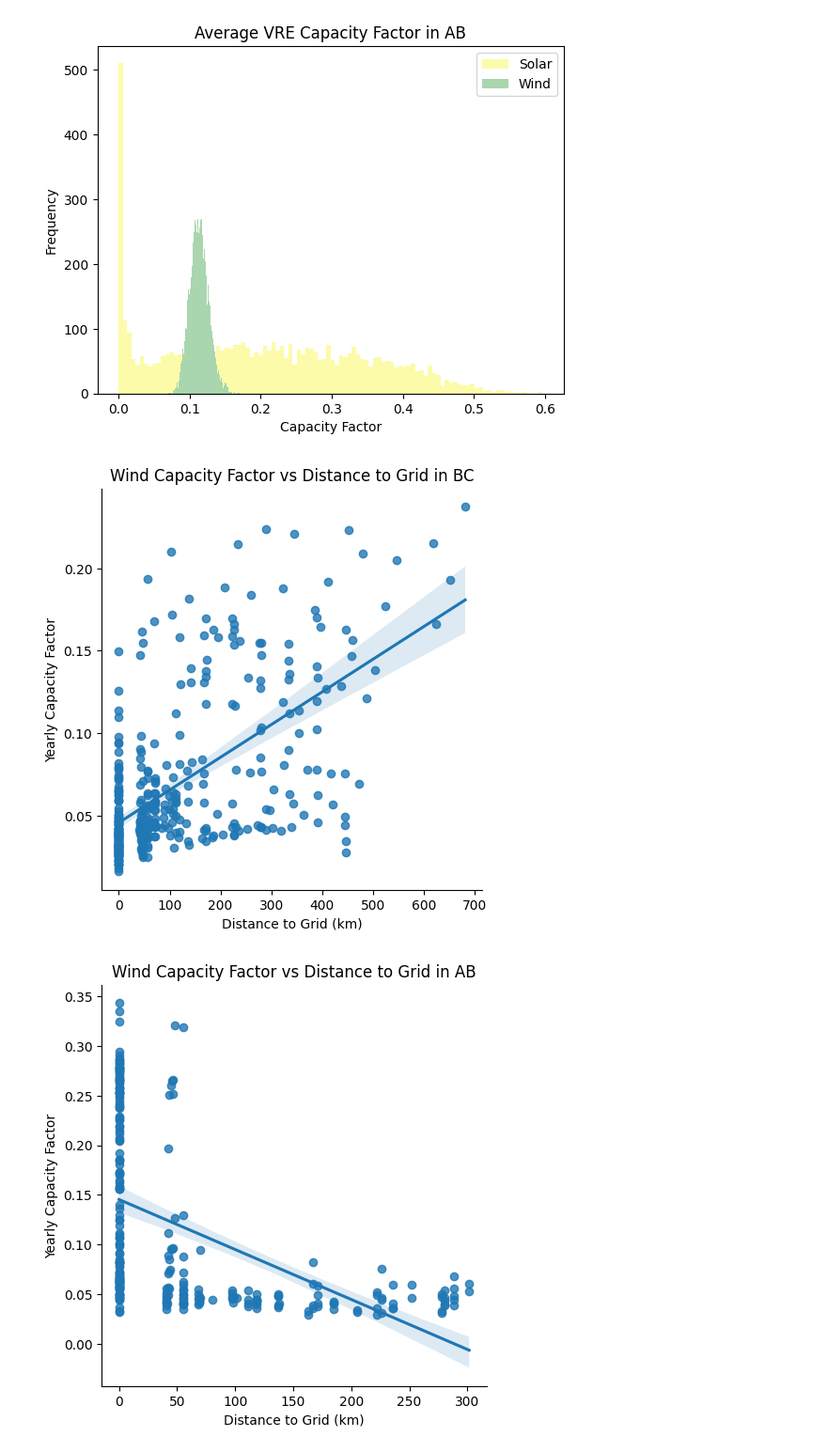
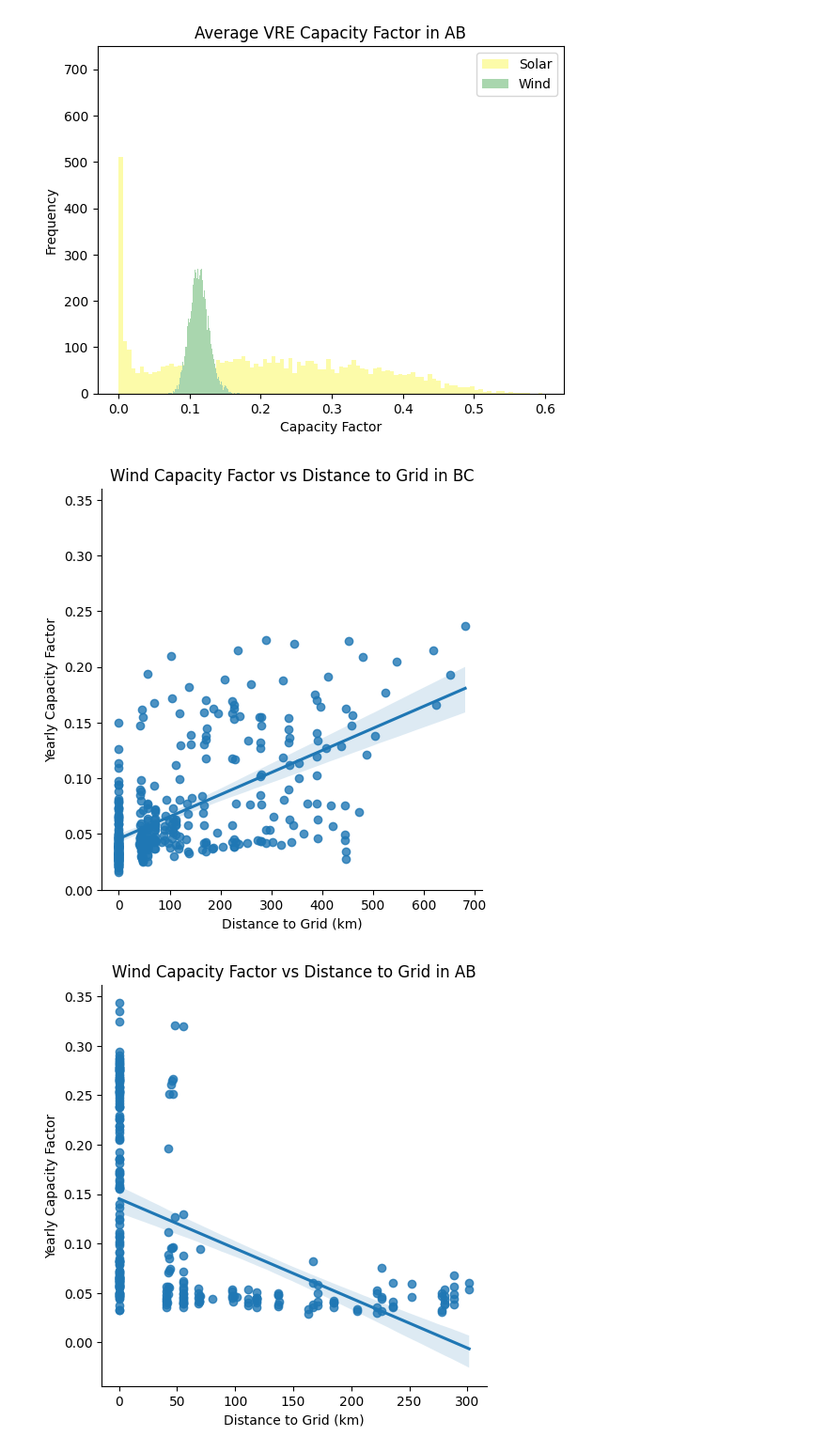
Before and after one commit to smmiri/COPPER_improvement, a Jupyter notebook: plan_oper_translator/cf_stats.ipynb, the cells around one changed output. Shown: that part at 94% size. Saved outputs shown, nothing was run; the diff lists cells and outputs as text; code cells hidden in the pictures.

```diff
--- a/plan_oper_translator/cf_stats.ipynb
+++ b/plan_oper_translator/cf_stats.ipynb
@@ -115,14 +116,15 @@ plt.hist(cf_analysis.iloc[0:8760].loc[cf_analysis['solarcf_AB_mean'] != 0, 'sola
 plt.hist(cf_analysis['windcf_AB_mean'].iloc[0:8760], bins=100, color='#a9d6ae')
 plt.title('Average VRE Capacity Factor in AB')
 plt.xlabel('Capacity Factor')
+plt.ylim(0, 750)
 plt.ylabel('Frequency')
 plt.legend(labels = ['Solar', 'Wind'])
 plt.savefig('cf_AB.png', dpi=300, bbox_inches='tight')
 plt.show()
 # %% [output]
-[figure, old version]
+[figure, new version]
 # %%
-distance = pd.read_csv('distance_to_grid.csv', header=None, index_col=0)
+distance = pd.read_csv(fixpath(r'C:\Users\smoha\Documents\git\copper\COPPER7\distance_to_grid.csv'), header=None, index_col=0)
 distance_AB = distance.loc[distance.index.isin(windcf_AB.columns)]
 distance_BC = distance.loc[distance.index.isin(windcf_BC.columns)]
 
@@ -149,12 +151,13 @@ windcf_AB_analysis.to_excel('windcf_AB_analysis.xlsx')
 # %%
 import seaborn as sns
 sns.lmplot(x='distance', y='yearly_cf', data=windcf_BC_analysis)
 plt.title('Wind Capacity Factor vs Distance to Grid in BC')
 plt.xlabel('Distance to Grid (km)')
 plt.ylabel('Yearly Capacity Factor')
+plt.ylim(0, 0.36)
 plt.savefig('windcf_BC_analysis.jpg', dpi=300, bbox_inches='tight')
 # %% [output]
-[figure, old version]
+[figure, new version]
 # %%
 sns.lmplot(x='distance', y='yearly_cf', data=windcf_AB_analysis)
 plt.title('Wind Capacity Factor vs Distance to Grid in AB')
```
Also changed, not shown: parts of 2 cells of this notebook, 2 other files.
